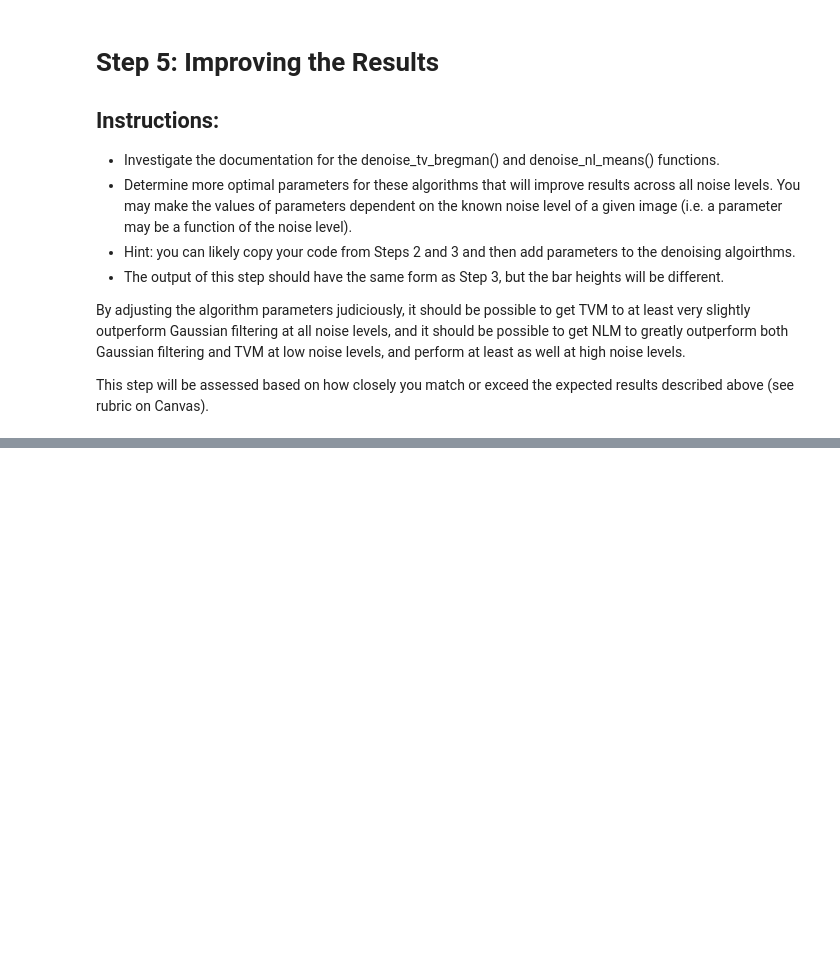
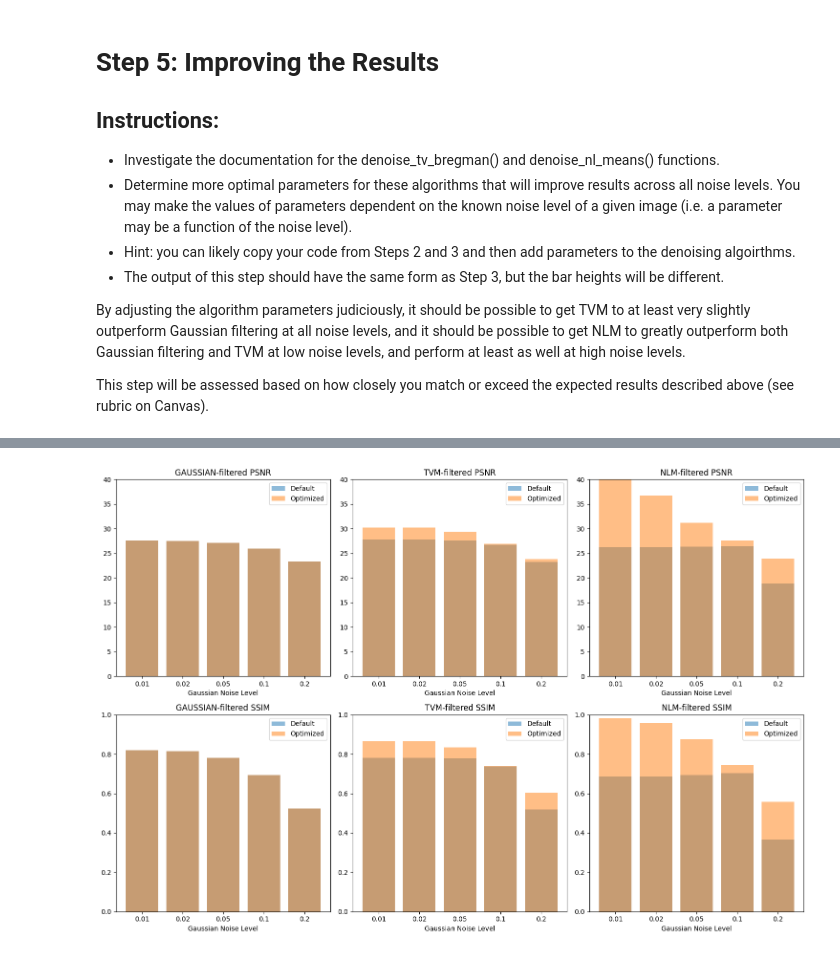
Before and after one commit to FranzCastillo/Denoising-Algorithms, a Jupyter notebook: src/asn1-q1.ipynb, the cells around one changed output, grey strips where cells are left out. Saved outputs shown, nothing was run; the diff lists cells and outputs as text; code cells hidden in the pictures; blank space fills up the shorter version.

```diff
--- a/src/asn1-q1.ipynb
+++ b/src/asn1-q1.ipynb
@@ -152,0 +221,26 @@ This step will be assessed based on how closely you match or exceed the expected
+# %%
+_, axs = plt.subplots(2, 3, figsize=(15, 10))
+
+for i, method in enumerate(methods):
+    axs[0, i].bar(range(len(sigmas)), psnr_avg[method], alpha=0.5, label='Default')
+    axs[0, i].bar(range(len(sigmas)), psnr_avg_opt[method], alpha=0.5, label='Optimized')
+    axs[0, i].set_title(f'{method.upper()}-filtered PSNR')
+    axs[0, i].set_xlabel('Gaussian Noise Level')
+    axs[0, i].set_xticks(range(len(sigmas)))
+    axs[0, i].set_xticklabels([str(sigma) for sigma in sigmas])
+    axs[0, i].set_ylim(0, 40)
+    axs[0, i].legend()
+
+    axs[1, i].bar(range(len(sigmas)), ssim_avg[method], alpha=0.5, label='Default')
+    axs[1, i].bar(range(len(sigmas)), ssim_avg_opt[method], alpha=0.5, label='Optimized')
+    axs[1, i].set_title(f'{method.upper()}-filtered SSIM')
+    axs[1, i].set_xlabel('Gaussian Noise Level')
+    axs[1, i].set_xticks(range(len(sigmas)))
+    axs[1, i].set_xticklabels([str(sigma) for sigma in sigmas])
+    axs[1, i].set_ylim(0, 1)
+    axs[1, i].legend()
+
+plt.tight_layout()
+plt.show()
+# %% [output]
+[figure, added]
```
Also changed, not shown: parts of 8 cells of this notebook.
